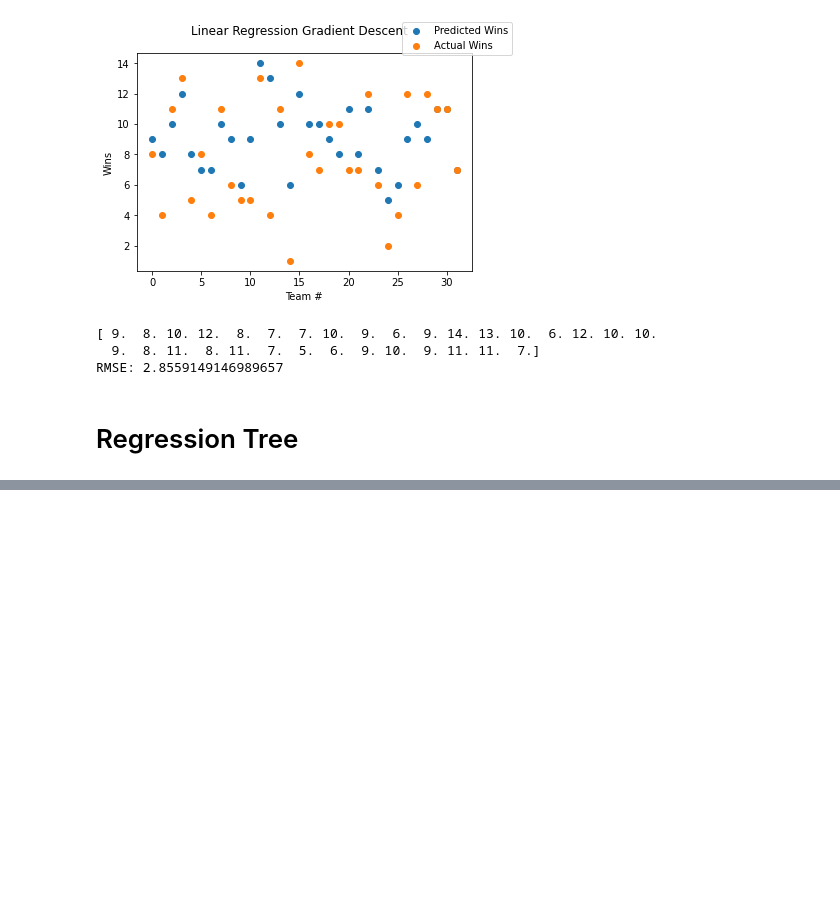
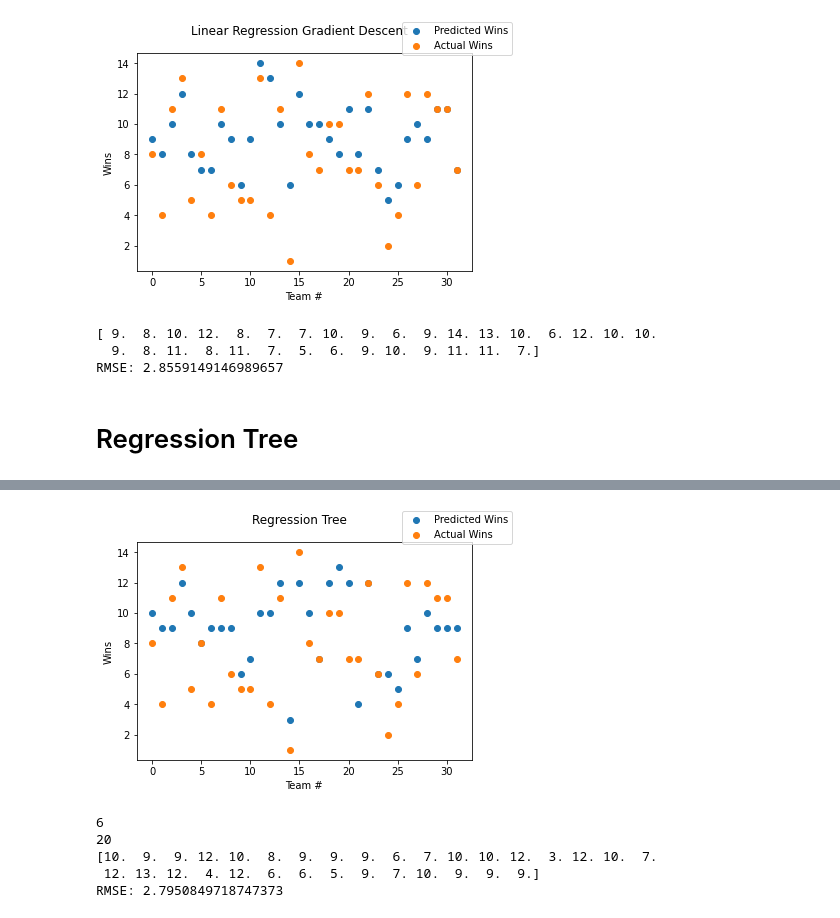
Before and after one commit to JuneyBoy/Football-SL-Project, a Jupyter notebook: Football_Predictions.ipynb, the cells around one changed output, grey strips where cells are left out. Cells and saved outputs as stored; diff of their text form; code cells hidden in the pictures; blank space fills up the shorter version.

```diff
--- a/Football_Predictions.ipynb
+++ b/Football_Predictions.ipynb
@@ -467,0 +461,39 @@ RMSE: 3.127499000799201
+# %%
+from sklearn.tree import DecisionTreeRegressor
+
+rt = DecisionTreeRegressor()
+
+rt.fit([training_example[:-1] for training_example in training_examples], [training_example[-1] for training_example in training_examples])
+
+predicted_wins = rt.predict([validation_example[:-1] for validation_example in validation_examples])
+
+actual_wins = [validation_example[-1] for validation_example in validation_examples]
+
+ex_nums = [i for i in range(len(predicted_wins))]
+
+fig = plt.figure()
+
+plt.scatter(ex_nums, predicted_wins, label="Predicted Wins")
+plt.scatter(
+    ex_nums,
+    actual_wins,
+    label="Actual Wins",
+)
+
+fig.suptitle("Regression Tree")
+plt.xlabel("Team #")
+plt.ylabel("Wins")
+fig.legend()
+plt.show()
+
+print(rt.get_depth())
+print(rt.get_n_leaves())
+print(predicted_wins)
+print("RMSE: {}".format(rmse(predicted_wins, actual_wins)))
+# %% [output]
+[figure, added]
+6
+20
+[10.  9.  9. 12. 10.  8.  9.  9.  9.  6.  7. 10. 10. 12.  3. 12. 10.  7.
+ 12. 13. 12.  4. 12.  6.  6.  5.  9.  7. 10.  9.  9.  9.]
+RMSE: 2.7950849718747373
```
Also changed, not shown: parts of 1 cell of this notebook.
